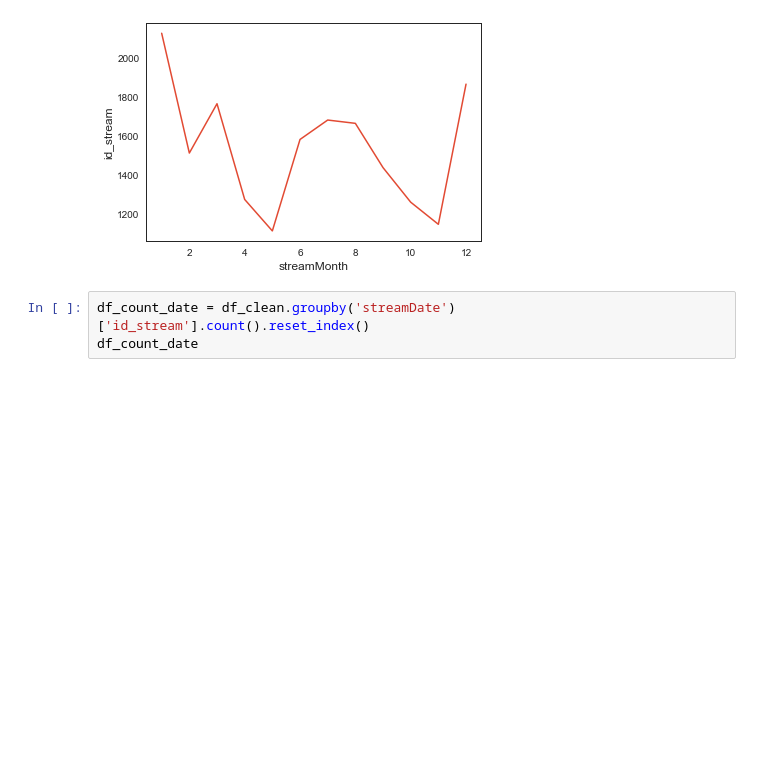
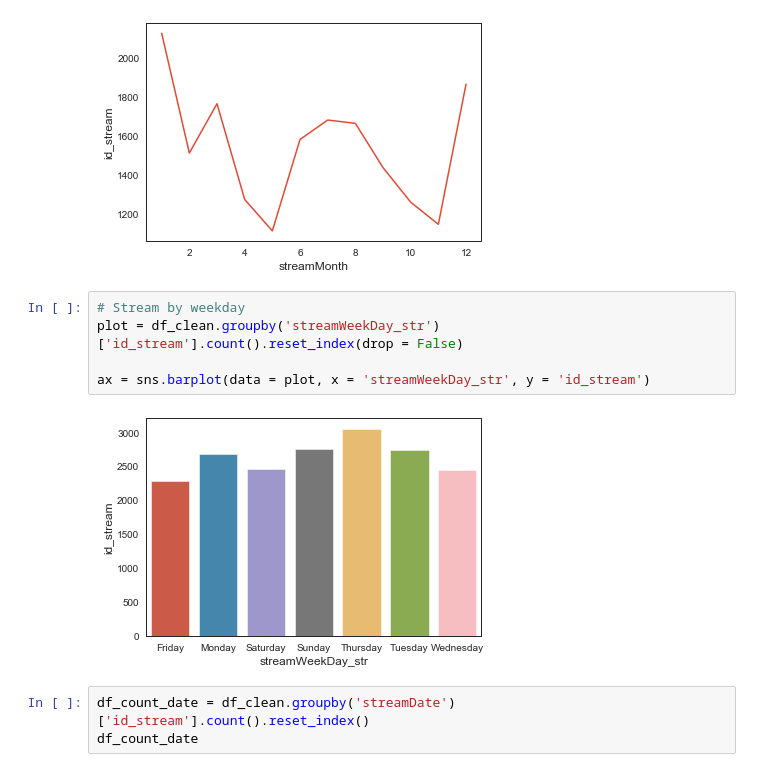
Before and after one commit to francisco-alier/spotify-data-extractor, a Jupyter notebook: 01_Streaming_History_Analysis.ipynb, the cells around one changed output. Saved outputs shown, nothing was run; the diff lists cells and outputs as text; blank space fills up the shorter version.

```diff
--- a/01_Streaming_History_Analysis.ipynb
+++ b/01_Streaming_History_Analysis.ipynb
@@ -341,6 +378,13 @@ plot = df_clean.groupby('streamMonth')['id_stream'].count().reset_index(drop = F
 ax = sns.lineplot(data = plot, x = 'streamMonth', y = 'id_stream')
 # %% [output]
 [figure]
+# %%
+# Stream by weekday
+plot = df_clean.groupby('streamWeekDay_str')['id_stream'].count().reset_index(drop = False)
+
+ax = sns.barplot(data = plot, x = 'streamWeekDay_str', y = 'id_stream')
+# %% [output]
+[figure, added]
 # %%
 df_count_date = df_clean.groupby('streamDate')['id_stream'].count().reset_index()
 df_count_date
```
Also changed, not shown: parts of 7 cells of this notebook.
